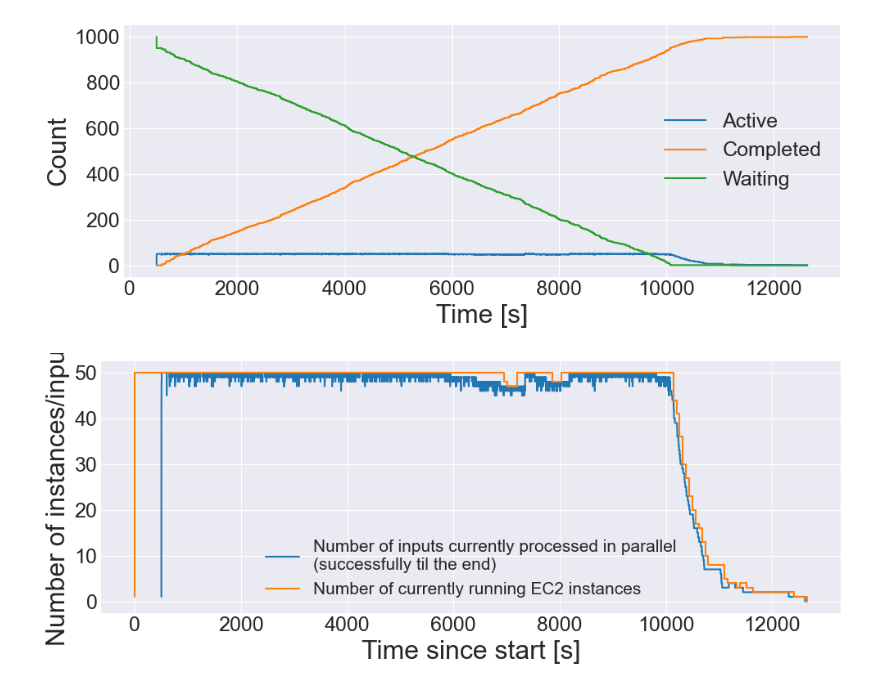
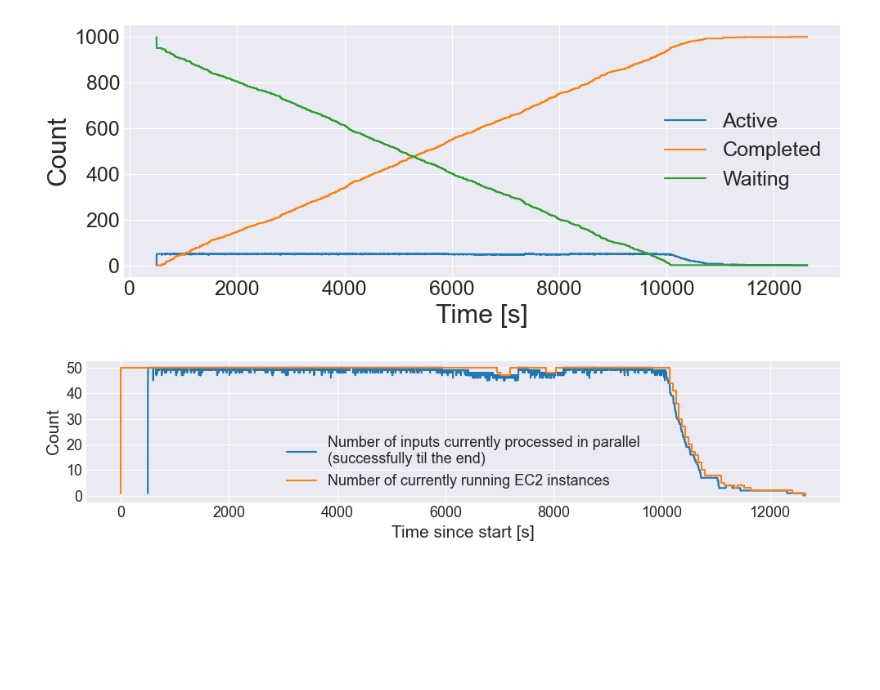
Before and after one commit to SanoScience/NearData, a Jupyter notebook: TranscriptomicsAtlas/analysis/STAR/Experiments/STAR_1k_spot_test/STAR_1k_spot_test.ipynb, the cells around one changed output. Drawn from its saved outputs; the diff is of its cells as text; code cells hidden in the pictures; blank space fills up the shorter version.

Commit message:
minor visual update for analysis'

```diff
--- a/TranscriptomicsAtlas/analysis/STAR/Experiments/STAR_1k_spot_test/STAR_1k_spot_test.ipynb
+++ b/TranscriptomicsAtlas/analysis/STAR/Experiments/STAR_1k_spot_test/STAR_1k_spot_test.ipynb
@@ -130,14 +130,14 @@ plt.savefig("plots/optimistic_spot_input_state.pdf", bbox_inches='tight')
 Max active: 50
 [figure]
 # %%
-plt.figure(figsize=(10, 4))
-df_state.plot.line(x="timestamp", ax=plt.gca(), y="Active", label="Number of inputs currently processed in parallel\n(successfully til the end)", xlabel="Time [s]", ylabel="Count", drawstyle='steps-post', fontsize=18)
-df_running.plot.line(x="Timestamp", ax=plt.gca(), y="Running", label="Number of currently running EC2 instances", xlabel="Time [s]", ylabel="Count", drawstyle='steps-post', fontsize=18);
+plt.figure(figsize=(10, 2.5))
+df_state.plot.line(x="timestamp", ax=plt.gca(), y="Active", label="Number of inputs currently processed in parallel\n(successfully til the end)", xlabel="Time [s]", ylabel="Count", drawstyle='steps-post', fontsize=13)
+df_running.plot.line(x="Timestamp", ax=plt.gca(), y="Running", label="Number of currently running EC2 instances", xlabel="Time [s]", ylabel="Count", drawstyle='steps-post', fontsize=13);
 
-plt.xlabel("Time since start [s]", fontsize=23)
-plt.ylabel("Number of instances/inputs", fontsize=23)
+plt.xlabel("Time since start [s]", fontsize=15)
+plt.ylabel("Count", fontsize=15)
 plt.tight_layout()
-plt.legend(fontsize=15, loc="lower center")
+plt.legend(fontsize=13, loc="lower center")
 plt.savefig("plots/optimistic_spot_ec2_timeline.pdf", bbox_inches='tight')
 # %% [output]
-[figure, old version]
+[figure, new version]
```
Also changed, not shown: 8 other files.
